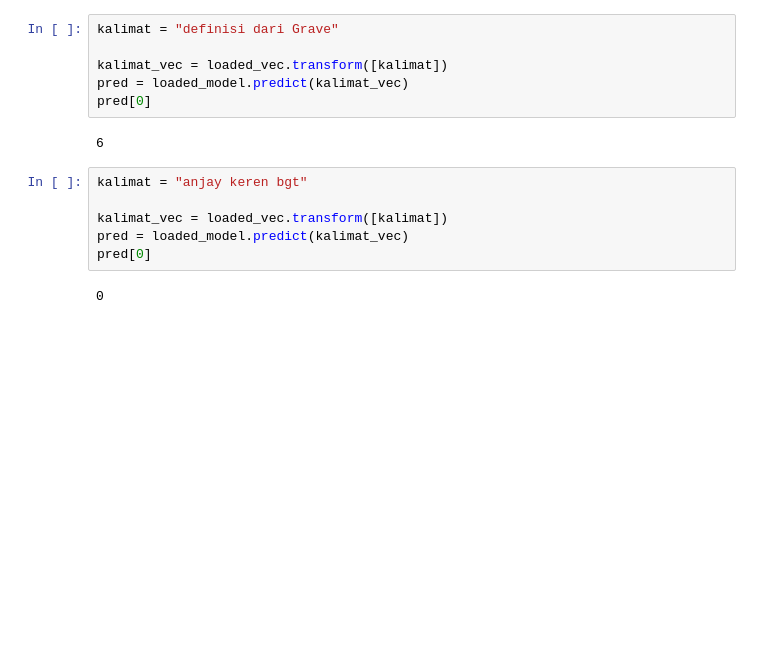
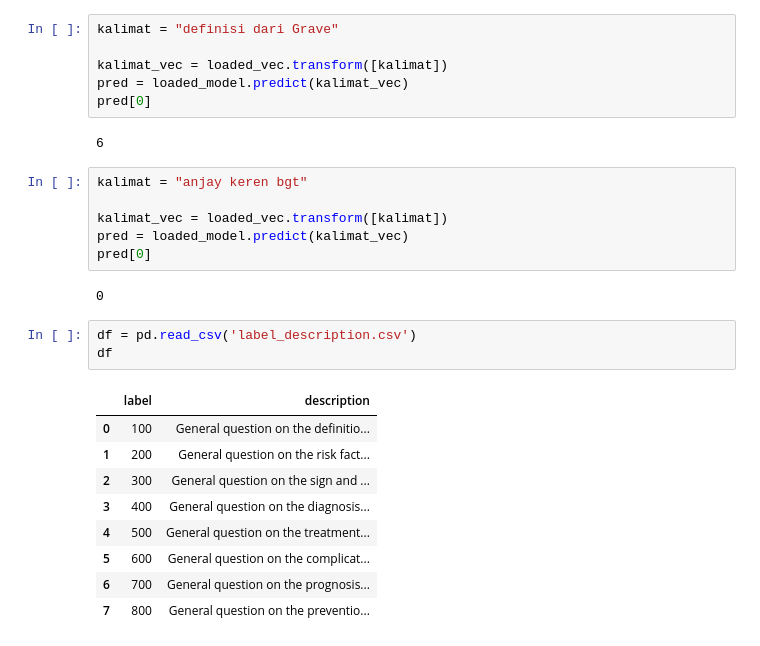
Before and after one commit to hollyyph/TiroidBot, a Jupyter notebook: IF5172_Experiment.ipynb, the cells around one changed output. Cells and saved outputs as stored; diff of their text form; blank space fills up the shorter version.

```diff
--- a/IF5172_Experiment.ipynb
+++ b/IF5172_Experiment.ipynb
@@ -429,3 +429,16 @@ pred = loaded_model.predict(kalimat_vec)
 pred[0]
 # %% [output]
 0
+# %%
+df = pd.read_csv('label_description.csv')
+df
+# %% [output]
+|  | label | description |
+| 0 | 100 | General question on the definitio... |
+| 1 | 200 | General question on the risk fact... |
+| 2 | 300 | General question on the sign and ... |
+| 3 | 400 | General question on the diagnosis... |
+| 4 | 500 | General question on the treatment... |
+| 5 | 600 | General question on the complicat... |
+| 6 | 700 | General question on the prognosis... |
+| 7 | 800 | General question on the preventio... |
```
Also changed, not shown: parts of 16 cells of this notebook, 8 other files.
